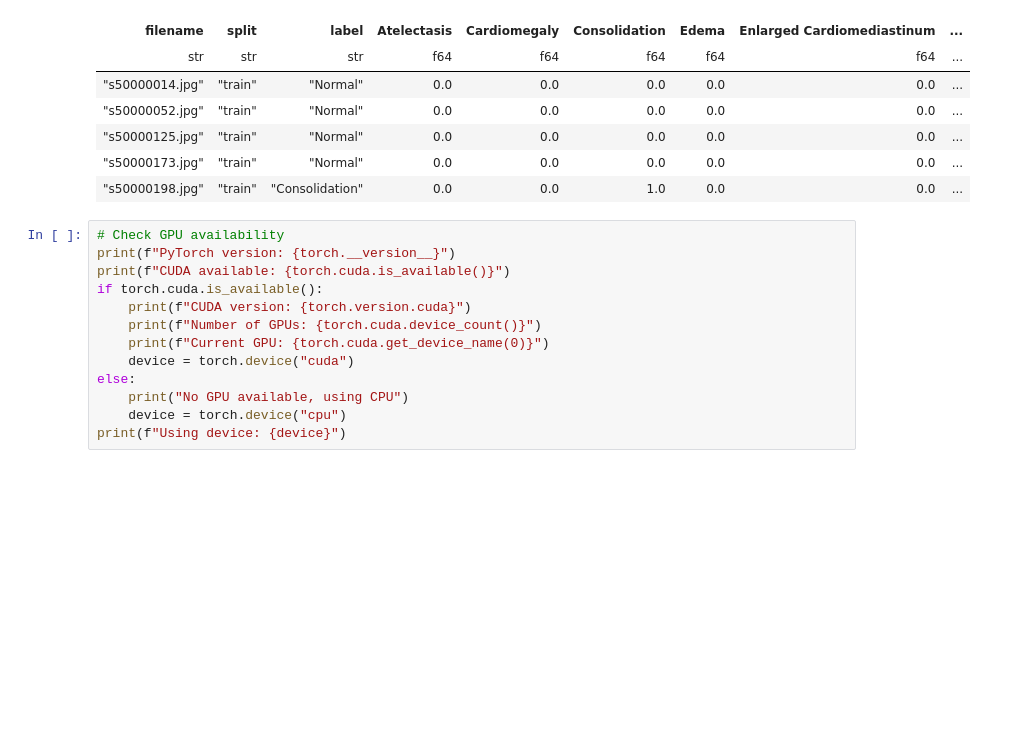
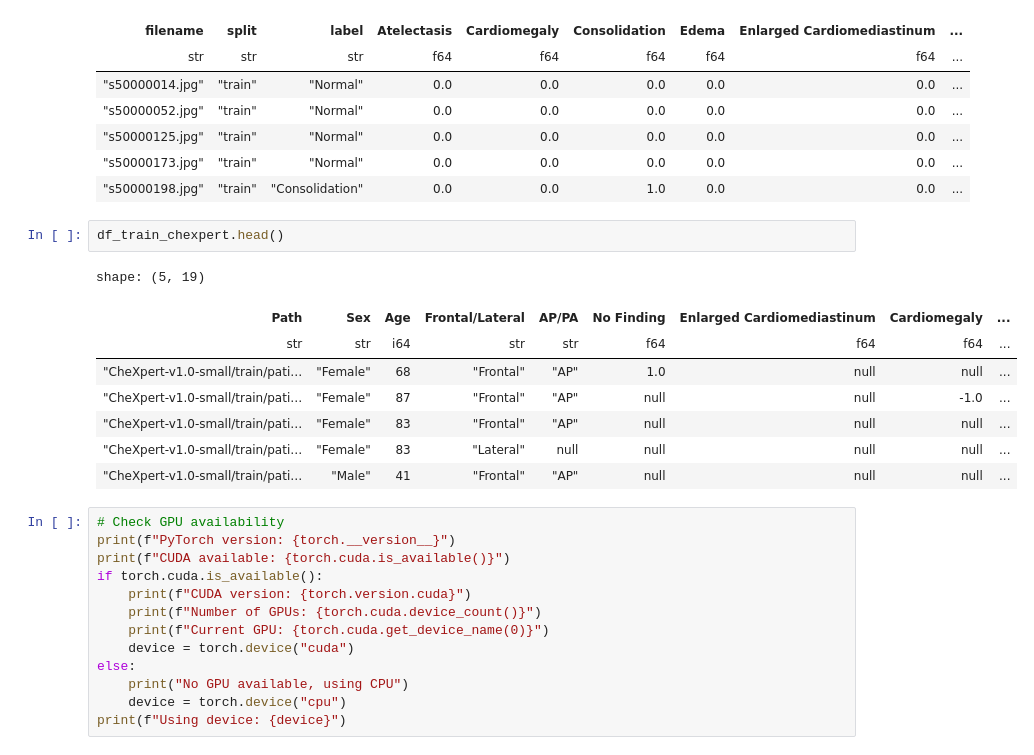
Before and after one commit to ccorbett0116/Fall2025ResearchProject, a Jupyter notebook: Research_Project.ipynb, the cells around one changed output. Drawn from its saved outputs; the diff is of its cells as text; blank space fills up the shorter version.

```diff
--- a/Research_Project.ipynb
+++ b/Research_Project.ipynb
@@ -110,6 +110,17 @@ shape: (5, 14)
 | "s50000125.jpg" | "train" | "Normal" | 0.0 | 0.0 | 0.0 | 0.0 | 0.0 | ... |
 | "s50000173.jpg" | "train" | "Normal" | 0.0 | 0.0 | 0.0 | 0.0 | 0.0 | ... |
 | "s50000198.jpg" | "train" | "Consolidation" | 0.0 | 0.0 | 1.0 | 0.0 | 0.0 | ... |
+# %%
+df_train_chexpert.head()
+# %% [output]
+shape: (5, 19)
+| Path | Sex | Age | Frontal/Lateral | AP/PA | No Finding | Enlarged Cardiomediastinum | Cardiomegaly | ... |
+| str | str | i64 | str | str | f64 | f64 | f64 | ... |
+| "CheXpert-v1.0-small/train/pati… | "Female" | 68 | "Frontal" | "AP" | 1.0 | null | null | ... |
+| "CheXpert-v1.0-small/train/pati… | "Female" | 87 | "Frontal" | "AP" | null | null | -1.0 | ... |
+| "CheXpert-v1.0-small/train/pati… | "Female" | 83 | "Frontal" | "AP" | null | null | null | ... |
+| "CheXpert-v1.0-small/train/pati… | "Female" | 83 | "Lateral" | null | null | null | null | ... |
+| "CheXpert-v1.0-small/train/pati… | "Male" | 41 | "Frontal" | "AP" | null | null | null | ... |
 # %%
 # Check GPU availability
 print(f"PyTorch version: {torch.__version__}")
```
Also changed, not shown: parts of 4 cells of this notebook.
